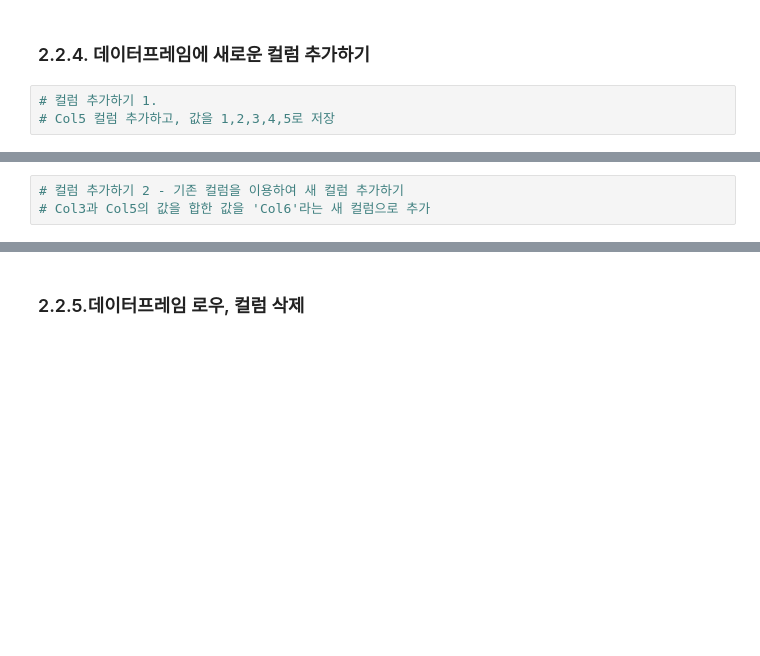
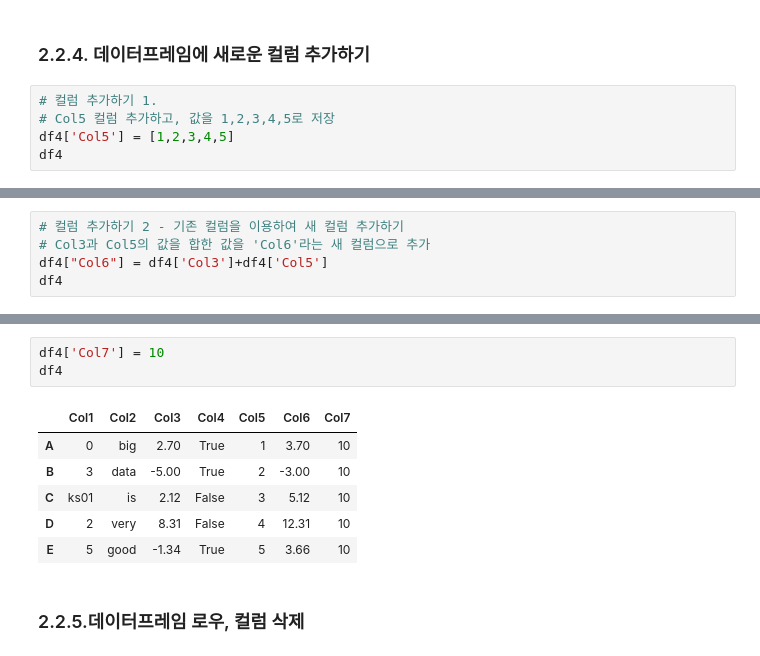
Before and after one commit to mojunsang26/bigdataYonsei, a Jupyter notebook: visualizationStudy/배포용_기초 2. Pandas 개요 및 데이터 타입 소개 2(DataFrame).ipynb, the cells around one changed output, grey strips where cells are left out. Drawn from its saved outputs; the diff is of its cells as text; blank space fills up the shorter version.

```diff
--- a/visualizationStudy/배포용_기초 2. Pandas 개요 및 데이터 타입 소개 2(DataFrame).ipynb
+++ b/visualizationStudy/배포용_기초 2. Pandas 개요 및 데이터 타입 소개 2(DataFrame).ipynb
@@ -270,3 +288,5 @@ Name: Col1, dtype: object
 # %%
 # 컬럼 추가하기 1.
 # Col5 컬럼 추가하고, 값을 1,2,3,4,5로 저장
+df4['Col5'] = [1,2,3,4,5]
+df4
@@ -273,3 +300,5 @@ Name: Col1, dtype: object
 # %%
 # 컬럼 추가하기 2 - 기존 컬럼을 이용하여 새 컬럼 추가하기
 # Col3과 Col5의 값을 합한 값을 'Col6'라는 새 컬럼으로 추가
+df4["Col6"] = df4['Col3']+df4['Col5']
+df4
@@ -276,3 +312,13 @@ Name: Col1, dtype: object
+# %%
+df4['Col7'] = 10
+df4
+# %% [output]
+|  | Col1 | Col2 | Col3 | Col4 | Col5 | Col6 | Col7 |
+| A | 0 | big | 2.70 | True | 1 | 3.70 | 10 |
+| B | 3 | data | -5.00 | True | 2 | -3.00 | 10 |
+| C | ks01 | is | 2.12 | False | 3 | 5.12 | 10 |
+| D | 2 | very | 8.31 | False | 4 | 12.31 | 10 |
+| E | 5 | good | -1.34 | True | 5 | 3.66 | 10 |
 # %% [markdown]
 ### 2.2.5.데이터프레임 로우, 컬럼 삭제
 # %%
```
Also changed, not shown: parts of 18 cells of this notebook, 23 other files.
